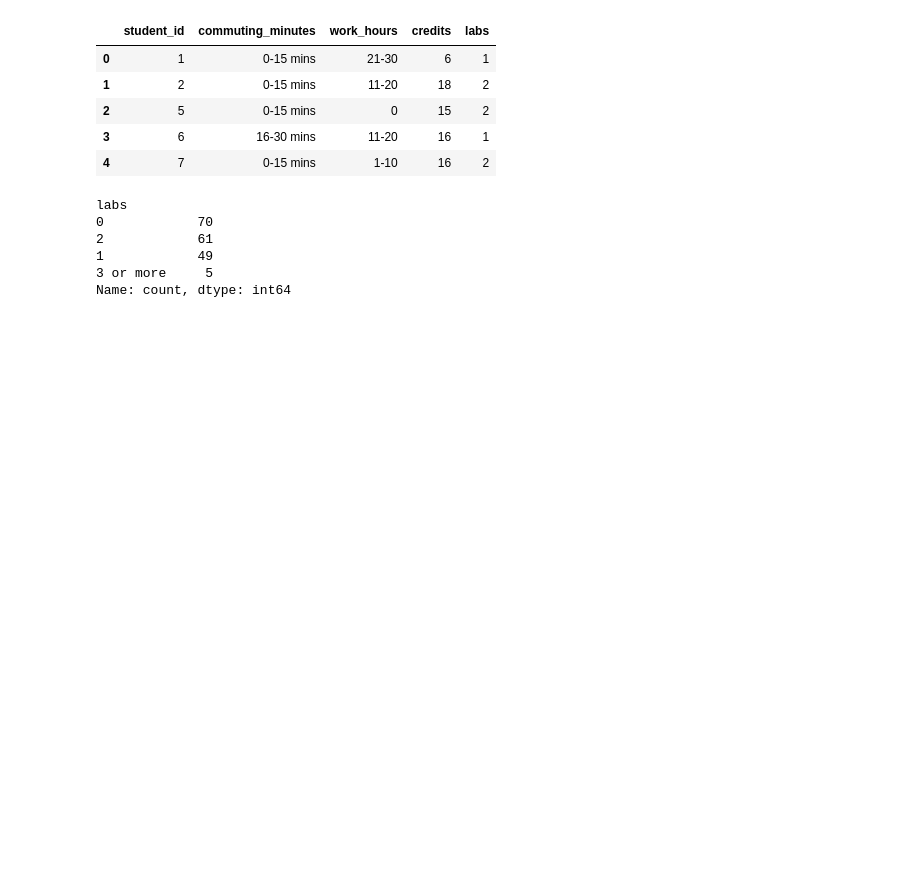
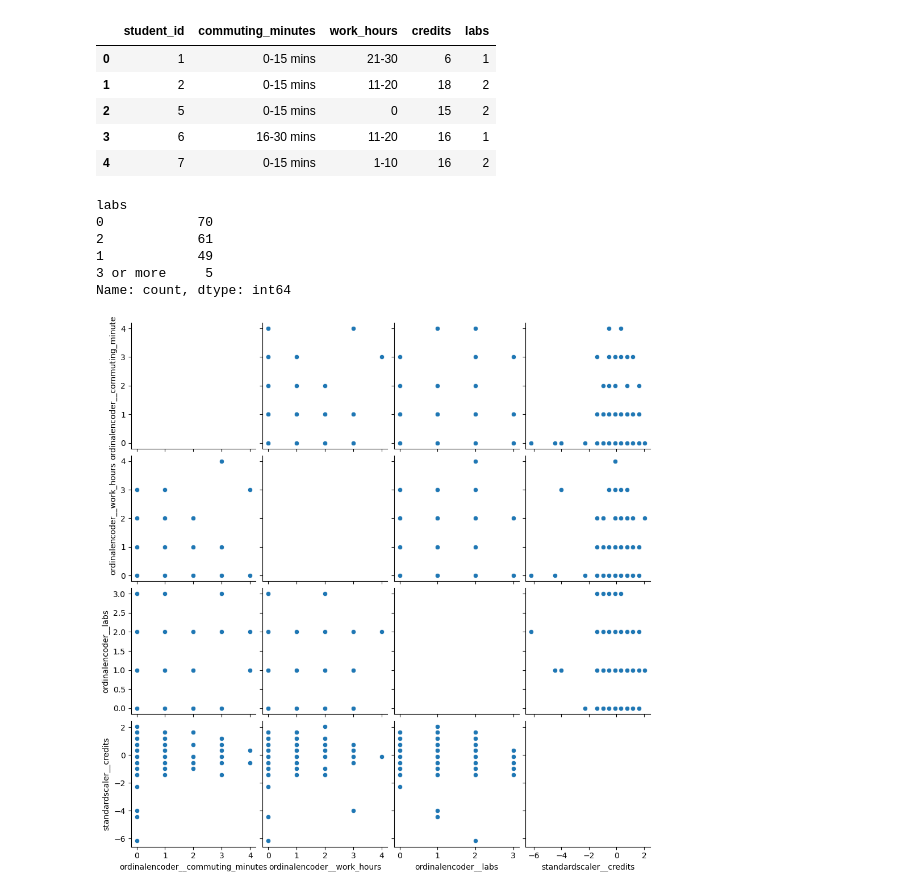
Before and after one commit to diegofonde/schmid_analysis, a Jupyter notebook: schmid_unsupervised_learning.ipynb, the cells around one changed output. Cells and saved outputs as stored; diff of their text form; code cells hidden in the pictures; blank space fills up the shorter version.

Commit message:
Added comments for library imports. Visualized preprocessed variables using seaborn to decide potential Unsupervised clustering algorithm

```diff
--- a/schmid_unsupervised_learning.ipynb
+++ b/schmid_unsupervised_learning.ipynb
@@ -73,3 +83,14 @@ preprocessor = make_column_transformer(
 )
 
 encoded_variables = preprocessor.fit_transform(student_data)
+# %%
+# Visualizing variables to pick which unsupervised learning algorithm is best fit
+
+columns = preprocessor.get_feature_names_out() # First converting preprocessed values into a dataframe for plotting
+df_encoded_variables = pd.DataFrame(encoded_variables, columns = columns)
+
+variables =  ['ordinalencoder__commuting_minutes', 'ordinalencoder__work_hours', 'ordinalencoder__labs', 'standardscaler__credits']
+sns.pairplot(df_encoded_variables[variables], diag_kind = 'scatter')
+plt.show() # Plot shows a good number of oval shaped data so
+# %% [output]
+[figure, added]
```
Also changed, not shown: parts of 1 cell of this notebook.
